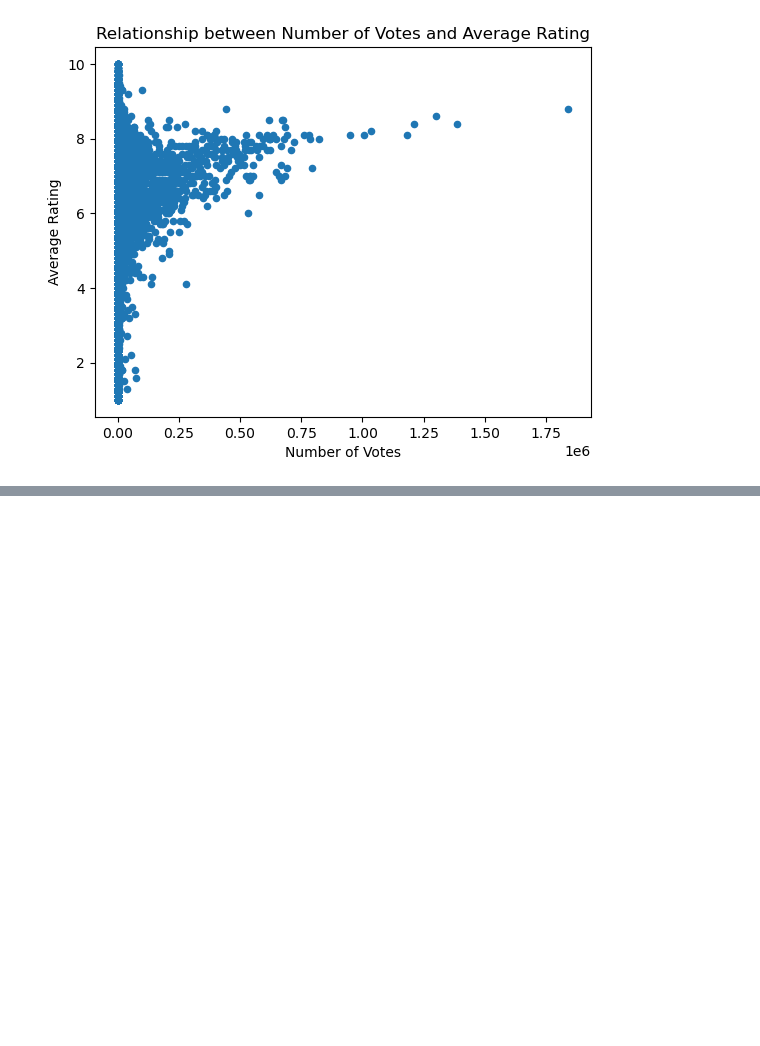
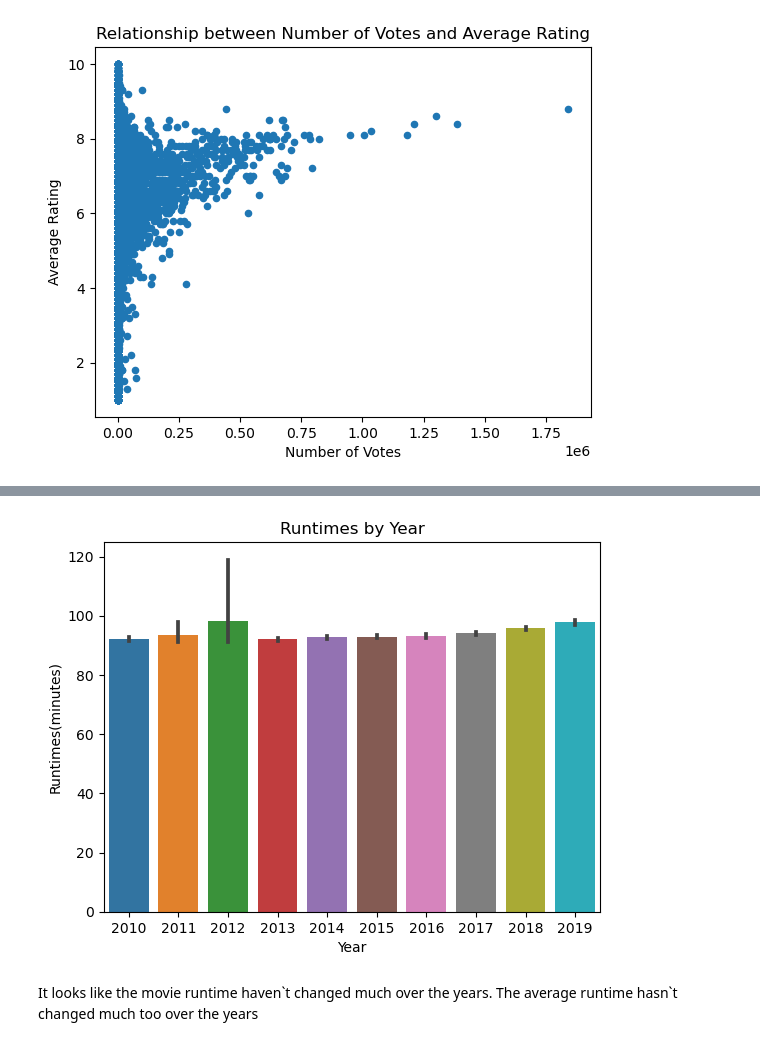
Before and after one commit to billymwangi/test, a Jupyter notebook: student.ipynb, the cells around one changed output, grey strips where cells are left out. Cells and saved outputs as stored; diff of their text form; code cells hidden in the pictures; blank space fills up the shorter version.

Commit message:
runtime by year

```diff
--- a/student.ipynb
+++ b/student.ipynb
@@ -319,0 +340,10 @@ plt.show()
+# %%
+sns.barplot(x= movie_ratings_basics['start_year'], y = movie_ratings_basics['runtime_minutes'], data = movie_ratings_basics)
+plt.xlabel('Year')
+plt.ylabel('Runtimes(minutes)')
+plt.title('Runtimes by Year')
+plt.show()
+# %% [output]
+[figure, added]
+# %% [markdown]
+It looks like the movie runtime haven\`t changed much over the years. The average runtime hasn\`t changed much too over the years
```
Also changed, not shown: parts of 5 cells of this notebook.
